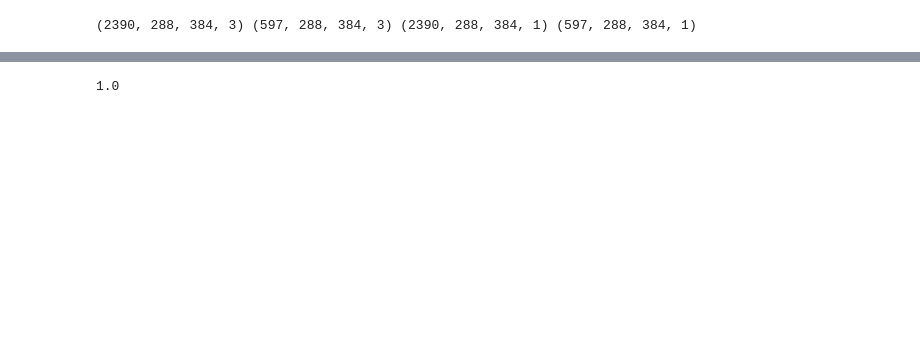
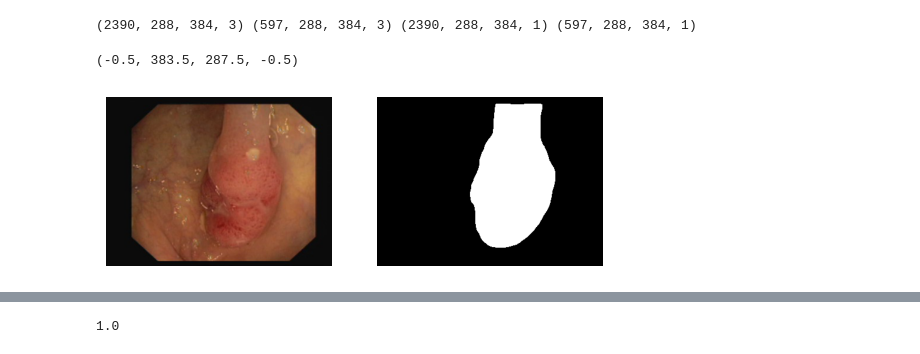
Before and after one commit to ying9937/Segmentation-of-polyps, a Jupyter notebook: code/Deep learning Mode/SegNet.ipynb, the cells around one changed output, grey strips where cells are left out. Drawn from its saved outputs; the diff is of its cells as text; code cells hidden in the pictures; blank space fills up the shorter version.

```diff
--- a/code/Deep learning Mode/SegNet.ipynb
+++ b/code/Deep learning Mode/SegNet.ipynb
@@ -63,3 +77,14 @@ print(  T_img.shape,
         V_mask.shape)
 # %% [output]
 (2390, 288, 384, 3) (597, 288, 384, 3) (2390, 288, 384, 1) (597, 288, 384, 1)
+# %%
+# 查看训练集集
+a = 10
+plt.figure()
+plt.subplot(121),plt.imshow(T_img[a])
+plt.axis('off')
+plt.subplot(122),plt.imshow(T_mask[a],'gray')
+plt.axis('off')
+# %% [output]
+(-0.5, 383.5, 287.5, -0.5)
+[figure, added]
```
Also changed, not shown: parts of 27 cells of this notebook, 2 other files.
